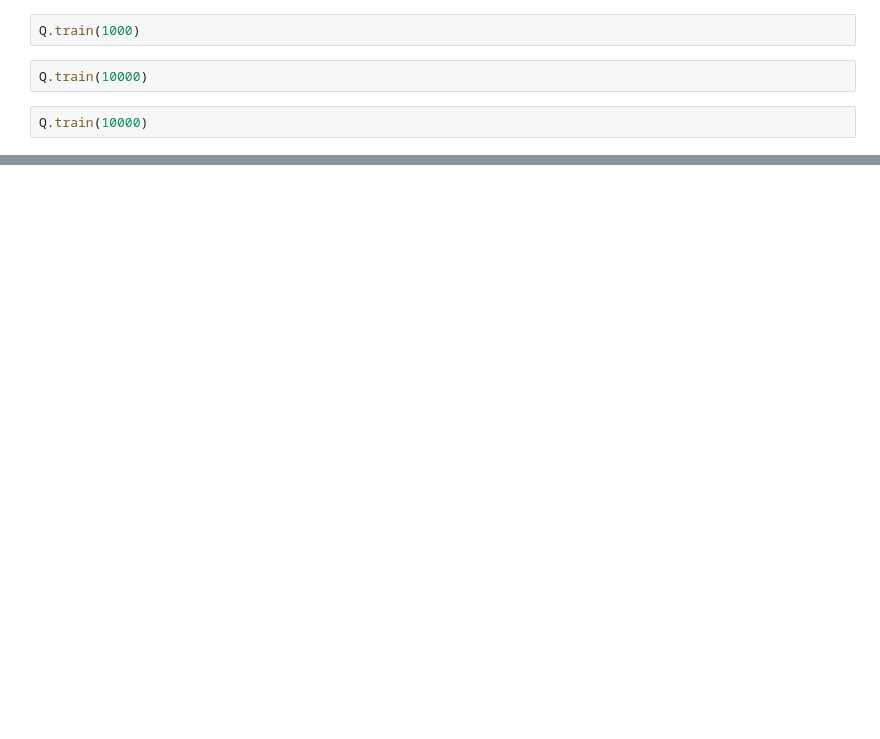
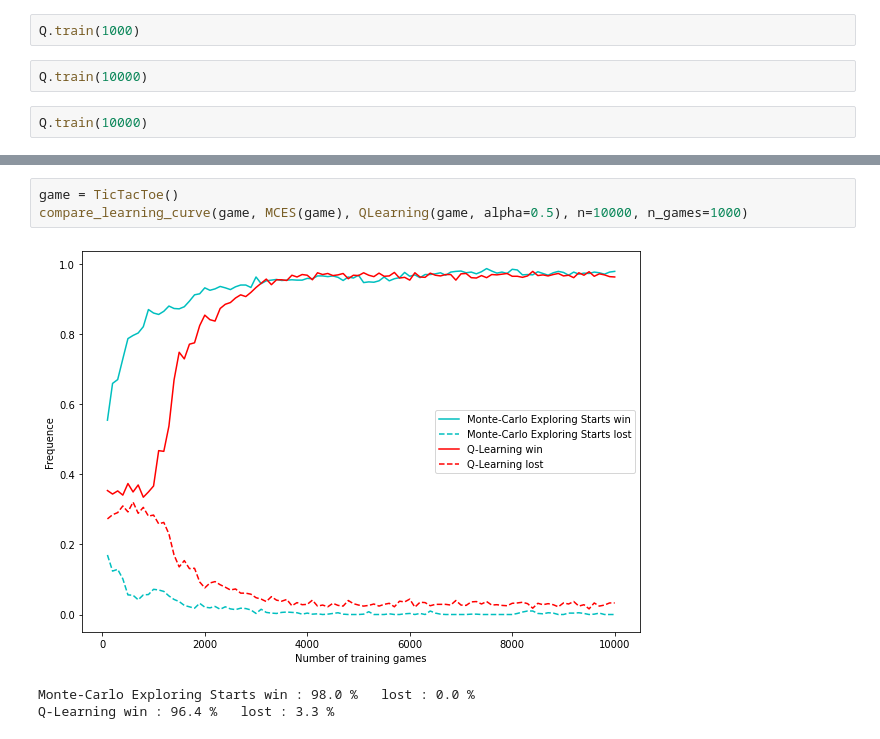
Before and after one commit to AMasquelier/Reinforcement-Learning, a Jupyter notebook: Tests.ipynb, the cells around one changed output, grey strips where cells are left out. Saved outputs shown, nothing was run; the diff lists cells and outputs as text; blank space fills up the shorter version.

```diff
--- a/Tests.ipynb
+++ b/Tests.ipynb
@@ -50,0 +60,7 @@ compare_learning_curve(game, MCES(game), DeepMCES(game), n=10000, n_games=1000)
+# %%
+game = TicTacToe()
+compare_learning_curve(game, MCES(game), QLearning(game, alpha=0.5), n=10000, n_games=1000)
+# %% [output]
+[figure, added]
+Monte-Carlo Exploring Starts win : 98.0 %   lost : 0.0 %
+Q-Learning win : 96.4 %   lost : 3.3 %
```
Also changed, not shown: parts of 8 cells of this notebook.
